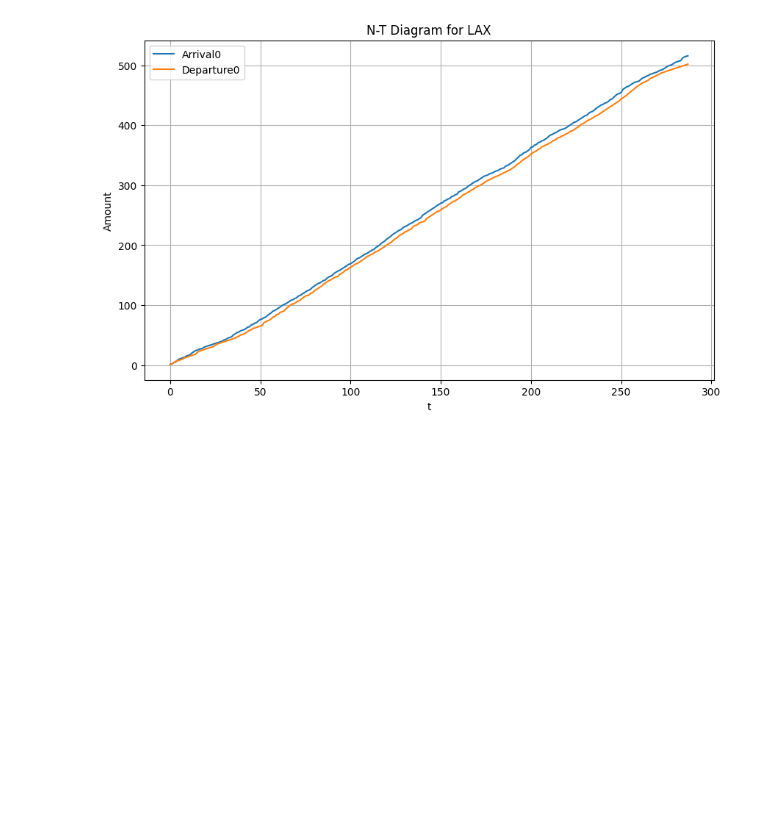
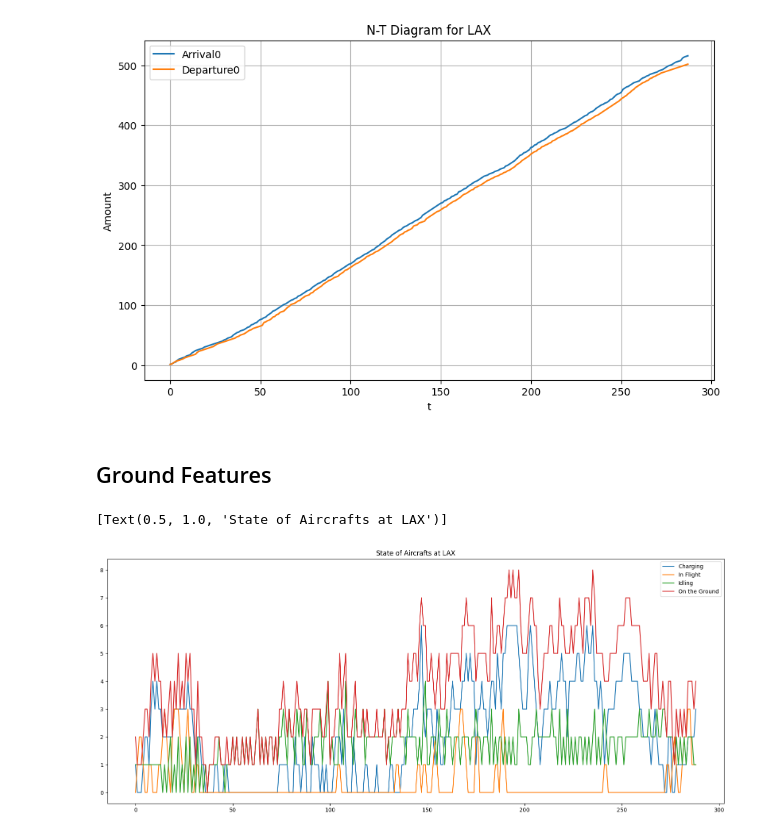
Before and after one commit to Xuan-1998/UAM_system_optimization, a Jupyter notebook: src:code/TestingFile.ipynb, the cells around one changed output. Cells and saved outputs as stored; diff of their text form; code cells hidden in the pictures; blank space fills up the shorter version.

```diff
--- a/src:code/TestingFile.ipynb
+++ b/src:code/TestingFile.ipynb
@@ -180,3 +180,5 @@ plt.grid()
 plt.show()
 # %% [output]
 [figure]
+# %% [markdown]
+## Ground Features
@@ -182,0 +226,11 @@ plt.show()
+# %%
+specificu01 = specificu[specificu['i'] == 0].reset_index(drop=True)
+specificu10 = specificu[specificu['i'] == 1].reset_index(drop=True)
+
+specificc01 = specificc[specificc['i'] == 0].reset_index(drop=True)
+specificc10 = specificc[specificc['i'] == 1].reset_index(drop=True)
+
+specificn01 = specificn[specificn['i'] == 0].reset_index(drop=True)
+specificn10 = specificn[specificn['i'] == 1].reset_index(drop=True)
+# %%
+lax_all_c, lax_all_n, lax_all_u = calculate_num_aircrafts(specificc01, specificn01, specificu01)
@@ -182,0 +239,15 @@ plt.show()
+# %%
+import seaborn as sns
+import matplotlib.pyplot as plt
+x0 = 144+288
+x1 = 144+288*2+1
+
+fig, ax = plt.subplots(figsize=(20,8))
+sns.lineplot(lax_all_c.sum(axis=0)[x0:x1], label='Charging', ax=ax)
+sns.lineplot(lax_all_u.sum(axis=0)[x0:x1], label='In Flight', ax=ax)
+sns.lineplot(lax_all_n.sum(axis=0)[x0:x1], label='Idling', ax=ax)
+sns.lineplot((lax_all_c.sum(axis=0)[x0:x1] + lax_all_n.sum(axis=0)[x0:x1]), label='On the Ground', ax=ax)
+ax.set(title='State of Aircrafts at LAX')
+# %% [output]
+[Text(0.5, 1.0, 'State of Aircrafts at LAX')]
+[figure, added]
```
Also changed, not shown: parts of 3 cells of this notebook.
